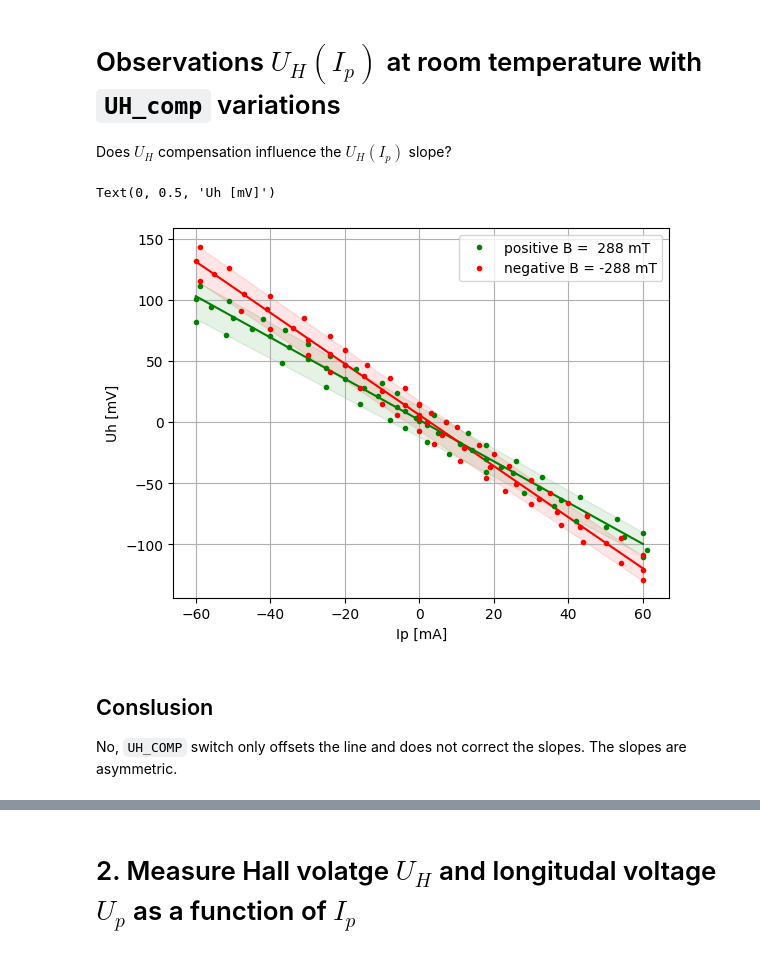
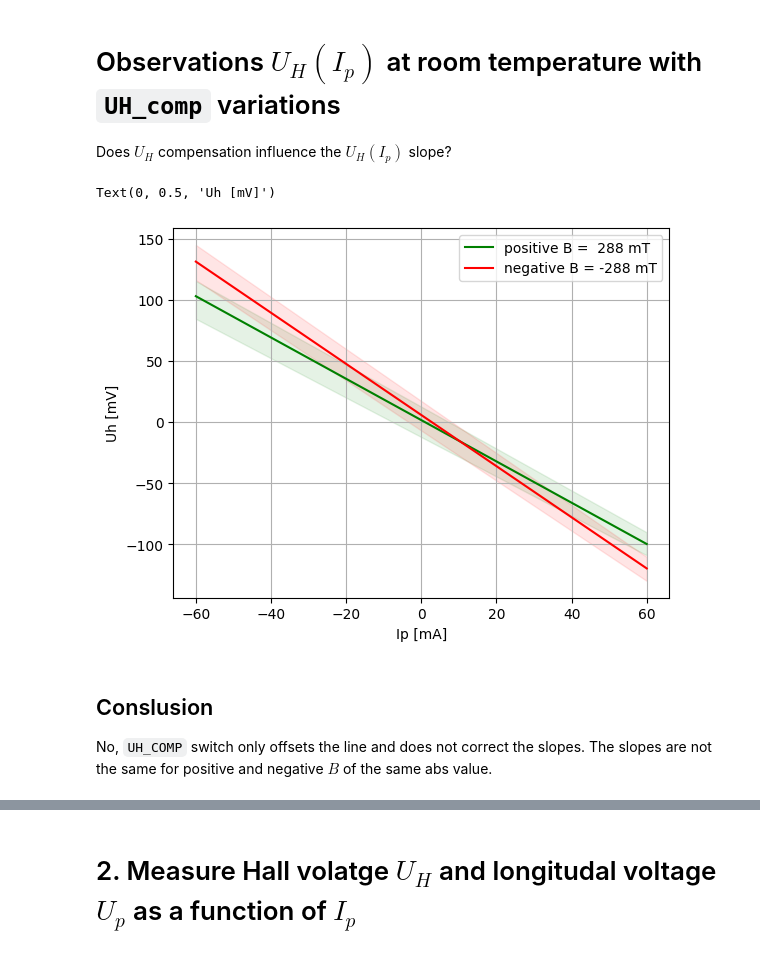
Before and after one commit to evgeny-kolonsky/Lab4, a Jupyter notebook: Hall/Lab4_Hall_voltage_slope.ipynb, the cells around one changed output, grey strips where cells are left out. Drawn from its saved outputs; the diff is of its cells as text; code cells hidden in the pictures.

```diff
--- a/Hall/Lab4_Hall_voltage_slope.ipynb
+++ b/Hall/Lab4_Hall_voltage_slope.ipynb
@@ -154,41 +154,41 @@ data2 = '''
 -8 -36 2
 -14 -47 2
 -20 -59 2
 -24 -70 2
 -31 -85 2
 -40 -103 2
 -51 -126 2
 -59 -143 2
 '''
 Ip2, Uh2, Uhcomp2 = np.genfromtxt(data2.splitlines()).T
 
 fit2 = linregress(Ip2, Uh2)
 fit1low = linregress(Ip1[Uhcomp1==1], Uh1[Uhcomp1==1])
 fit1top = linregress(Ip1[Uhcomp1==2], Uh1[Uhcomp1==2])
 fit2low = linregress(Ip2[Uhcomp2==1], Uh2[Uhcomp2==1])
 fit2top = linregress(Ip2[Uhcomp2==2], Uh2[Uhcomp2==2])
 plt.fill_between(ip, fit1low.slope * ip + fit1low.intercept,
                      fit1top.slope * ip + fit1top.intercept,
                      color='green', alpha=0.1 )
 plt.fill_between(ip, -fit2low.slope * ip - fit2low.intercept,
                      -fit2top.slope * ip - fit2top.intercept,
                      color='red', alpha=0.1 )
 
-plt.plot(ip, ip* fit1.slope + fit1.intercept, color='green')
-plt.plot(ip, -ip* fit2.slope - fit2.intercept, color='red')
+plt.plot(ip, ip* fit1.slope + fit1.intercept, color='green', label='positive B =  288 mT')
+plt.plot(ip, -ip* fit2.slope - fit2.intercept, color='red', label='negative B = -288 mT')
 
-plt.plot(Ip1, Uh1, '.', color='green', label='positive B =  288 mT')
-plt.plot(Ip2, -Uh2, '.', color='red',  label='negative B = -288 mT')
+#plt.plot(Ip1, Uh1, '.', color='green', label='positive B =  288 mT')
+#plt.plot(Ip2, -Uh2, '.', color='red',  label='negative B = -288 mT')
 plt.grid()
 plt.legend()
 plt.xlabel('Ip [mA]')
 plt.ylabel('Uh [mV]')
 # %% [output]
 Text(0, 0.5, 'Uh [mV]')
-[figure, old version]
+[figure, new version]
 # %% [markdown]
 ## Conslusion
 
 
-No, `UH_COMP` switch only offsets the line and does not correct the slopes. The slopes are asymmetric.
+No, `UH_COMP` switch only offsets the line and does not correct the slopes. The slopes are not the same for positive and negative $B$ of the same abs value.
 # %% [markdown]
```
Also changed, not shown: parts of 2 cells of this notebook.
